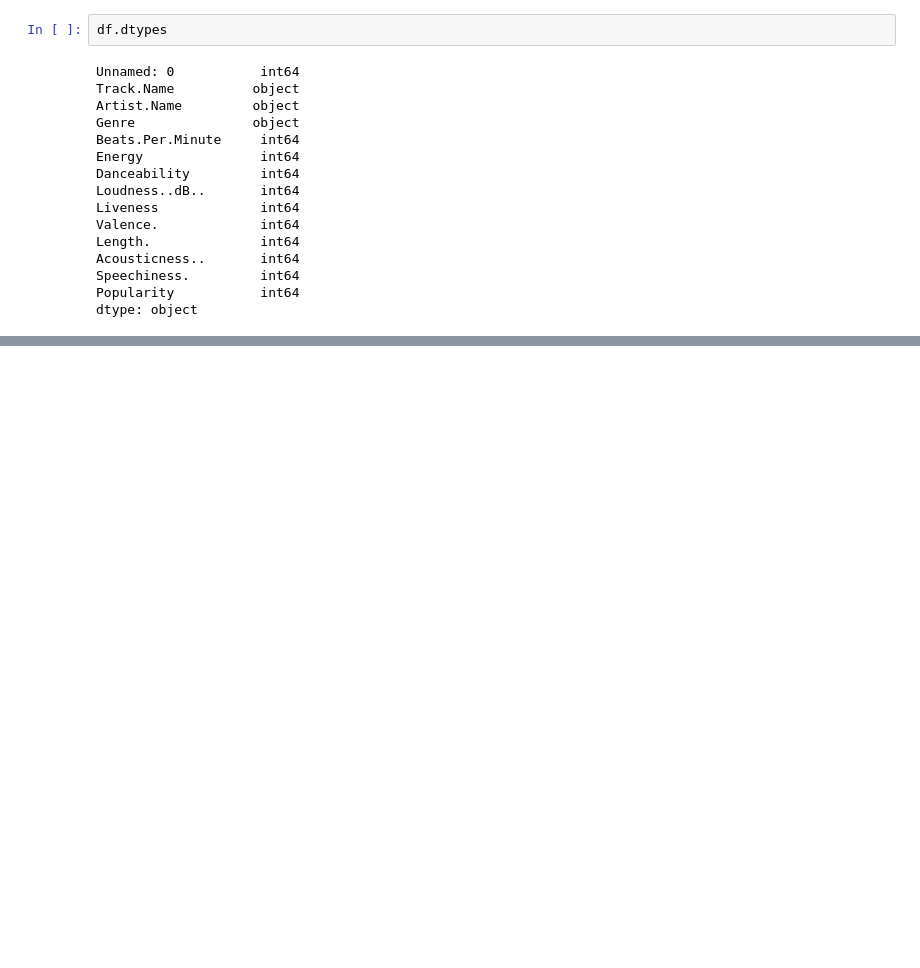
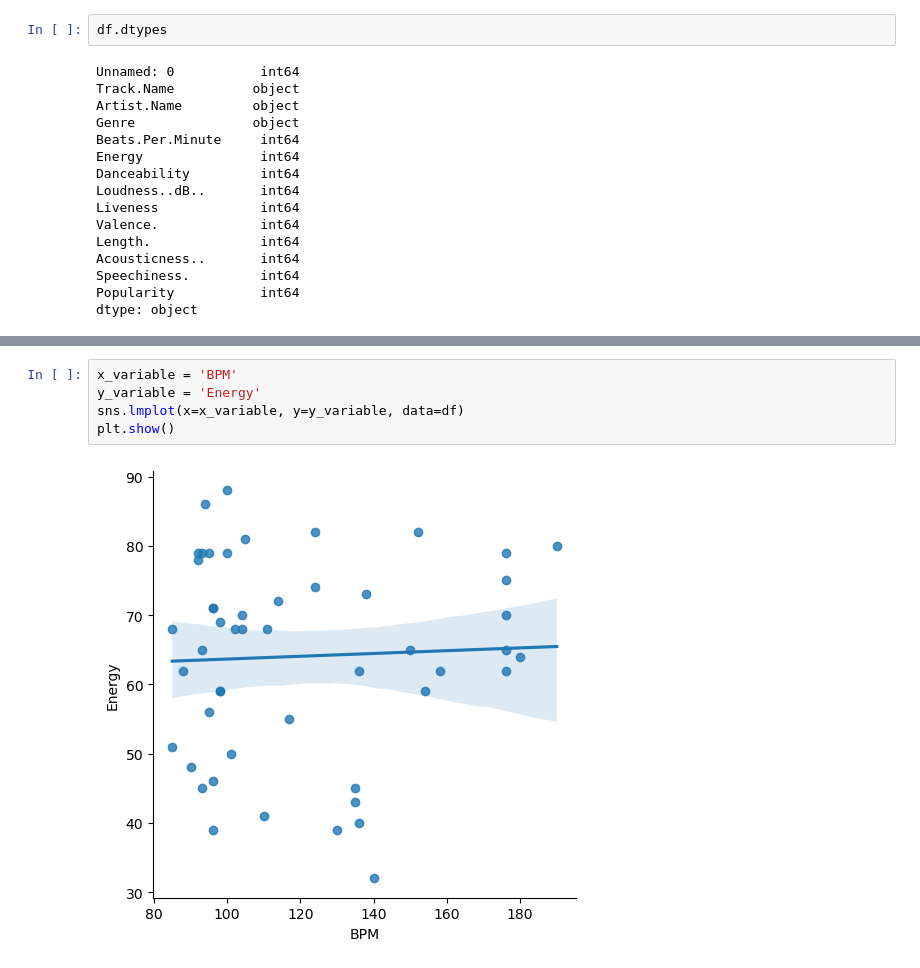
Before and after one commit to georgemcculloch/SpotifyEDA, a Jupyter notebook: NoteBook/spotifyeda.ipynb, the cells around one changed output, grey strips where cells are left out. Saved outputs shown, nothing was run; the diff lists cells and outputs as text; blank space fills up the shorter version.

```diff
--- a/NoteBook/spotifyeda.ipynb
+++ b/NoteBook/spotifyeda.ipynb
@@ -82,0 +119,7 @@ Index(['Unnamed: 0', 'Song_Title', 'Artist', 'Genre', 'BPM', 'Energy',
+# %%
+x_variable = 'BPM'
+y_variable = 'Energy'
+sns.lmplot(x=x_variable, y=y_variable, data=df)
+plt.show()
+# %% [output]
+[figure, added]
```
Also changed, not shown: parts of 8 cells of this notebook.
